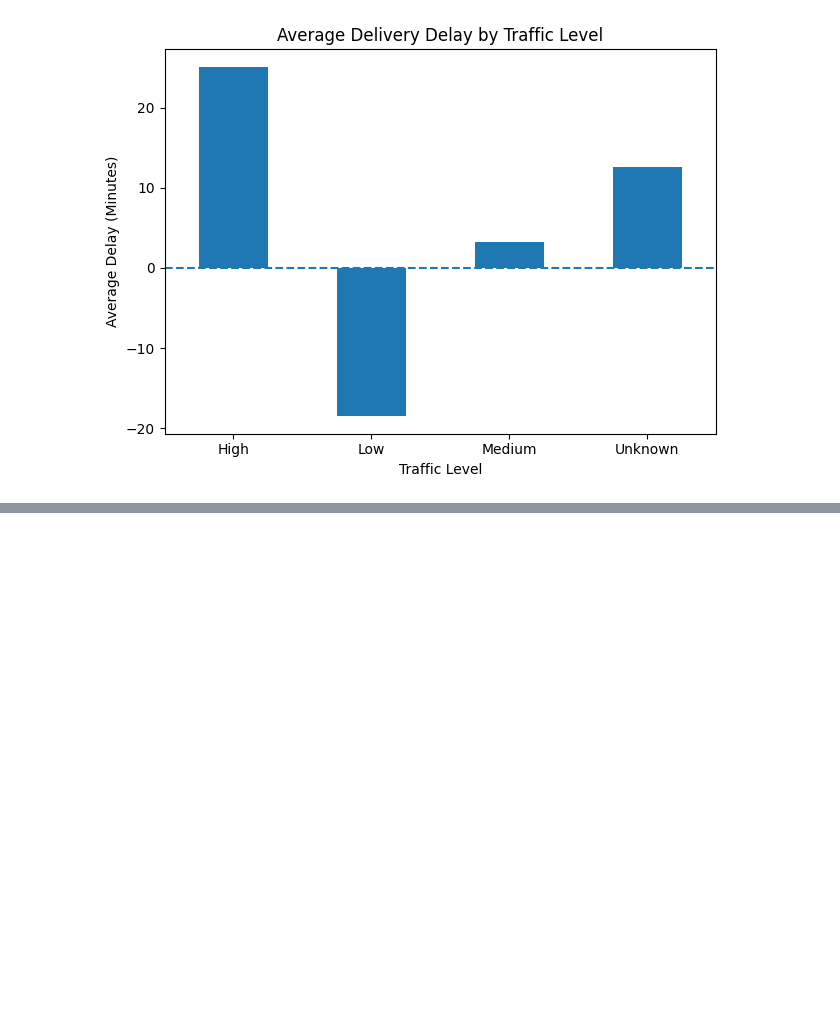
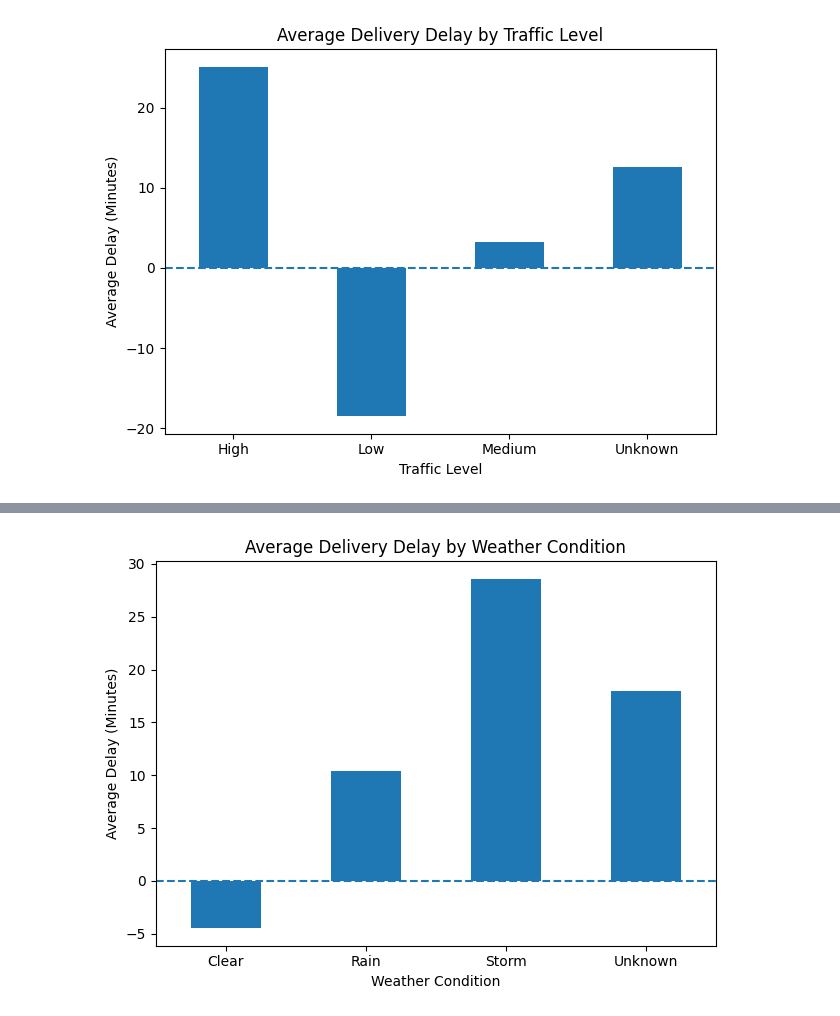
Before and after one commit to RohanSNikam/Logistics-Delivery-Time-Analysis, a Jupyter notebook: notebooks/logistics_delivery_analysis.ipynb, the cells around one changed output, grey strips where cells are left out. Saved outputs shown, nothing was run; the diff lists cells and outputs as text; code cells hidden in the pictures; blank space fills up the shorter version.

```diff
--- a/notebooks/logistics_delivery_analysis.ipynb
+++ b/notebooks/logistics_delivery_analysis.ipynb
@@ -247,0 +298,15 @@ plt.show()
+# %%
+
+# Compare average delivery delay by weather
+
+weather_analysis["average_delay"].plot(kind="bar")
+
+plt.title("Average Delivery Delay by Weather Condition")
+plt.xlabel("Weather Condition")
+plt.ylabel("Average Delay (Minutes)")
+plt.axhline(y=0, linestyle="--")
+plt.xticks(rotation=0)
+plt.tight_layout()
+plt.show()
+# %% [output]
+[figure, added]
```
Also changed, not shown: parts of 23 cells of this notebook.
